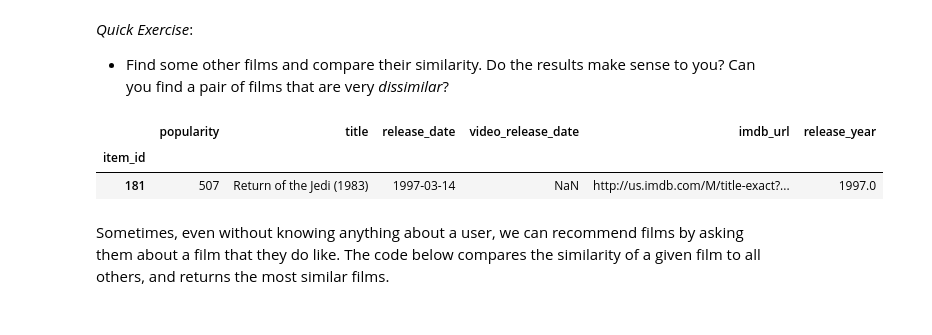
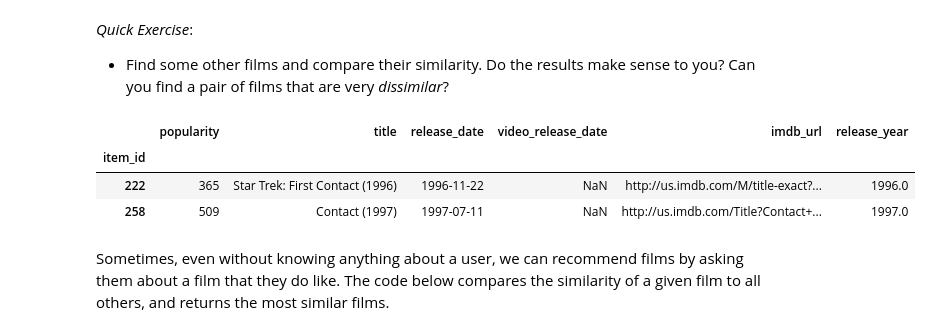
Before and after one commit to surjannu/deep_learning, a Jupyter notebook: 01_materials/labs/lab_3.ipynb, the cells around one changed output. Saved outputs shown, nothing was run; the diff lists cells and outputs as text; code cells hidden in the pictures.

```diff
--- a/01_materials/labs/lab_3.ipynb
+++ b/01_materials/labs/lab_3.ipynb
@@ -409,14 +409,15 @@ Cosine similarity: 1.0
 - Find some other films and compare their similarity. Do the results make sense to you? Can you find a pair of films that are very _dissimilar_?
 # %%
 # Code to help you search for a movie title
-partial_title = "Jedi"
+partial_title = "Contact"
 indexed_items[indexed_items['title'].str.contains(partial_title)]
 
 #raise NotImplementedError("Please implement the next steps yourself")
 # %% [output]
 |  | popularity | title | release_date | video_release_date | imdb_url | release_year |
 | item_id |  |  |  |  |  |  |
-| 181 | 507 | Return of the Jedi (1983) | 1997-03-14 | NaN | http://us.imdb.com/M/title-exact?... | 1997.0 |
+| 222 | 365 | Star Trek: First Contact (1996) | 1996-11-22 | NaN | http://us.imdb.com/M/title-exact?... | 1996.0 |
+| 258 | 509 | Contact (1997) | 1997-07-11 | NaN | http://us.imdb.com/Title?Contact+... | 1997.0 |
 # %% [markdown]
 Sometimes, even without knowing anything about a user, we can recommend films by asking them about a film that they do like. The code below compares the similarity of a given film to all others, and returns the most similar films.
 # %%
```
Also changed, not shown: parts of 5 cells of this notebook, 2 other files.
